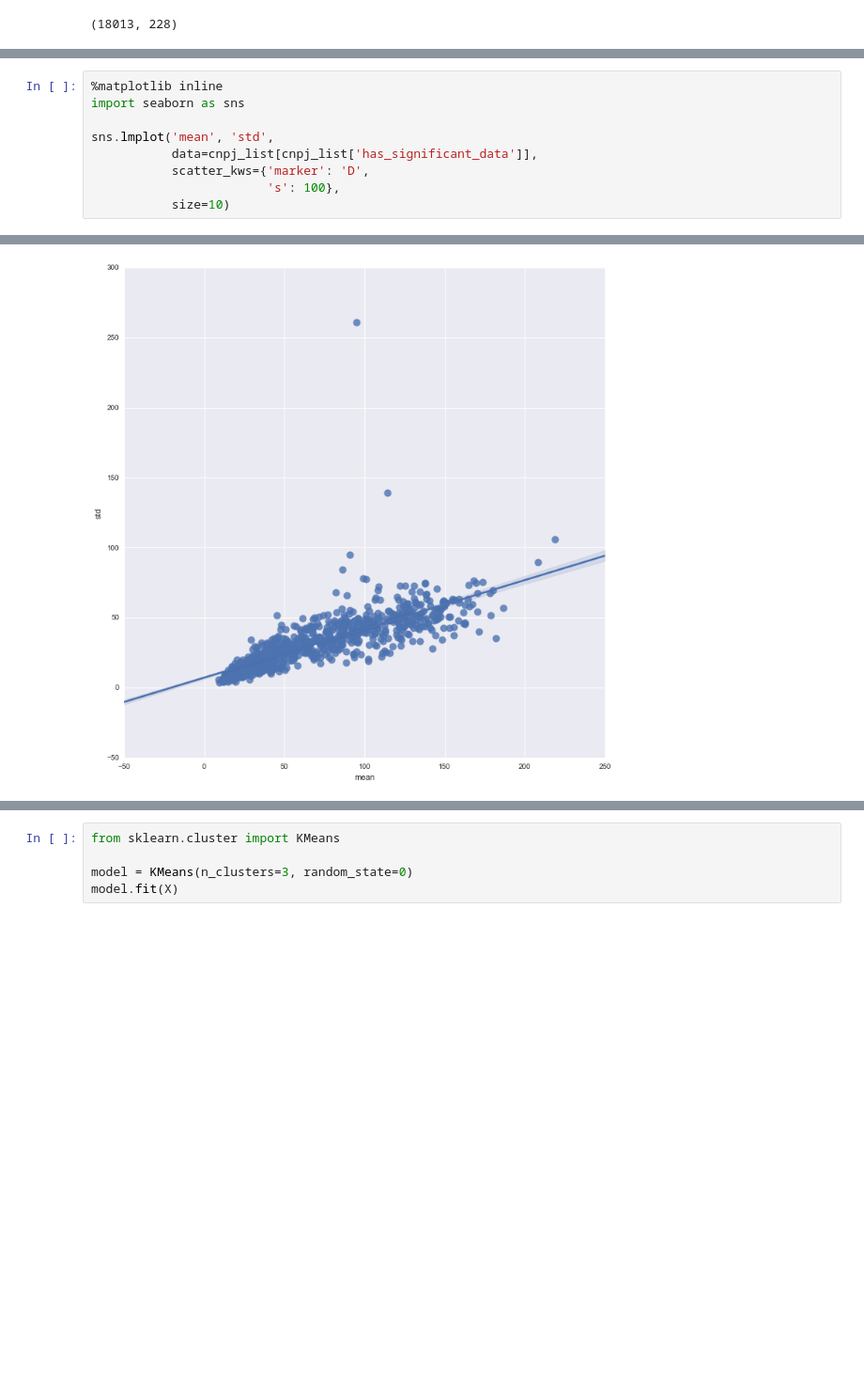
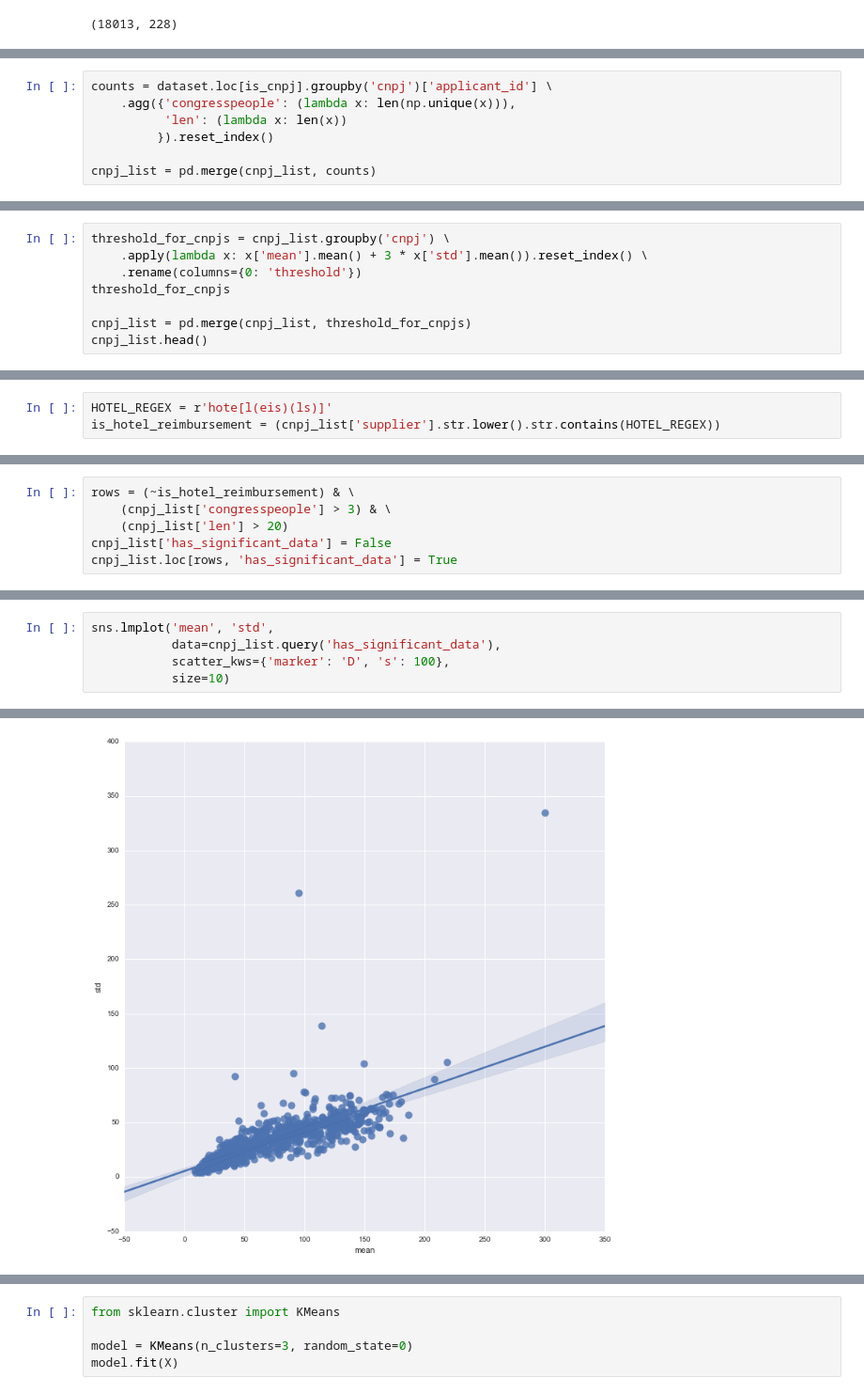
Before and after one commit to okfn-brasil/serenata-de-amor, a Jupyter notebook: develop/2016-12-01-irio-anomalies-in-meal-prices.ipynb, the cells around one changed output, grey strips where cells are left out. Shown at 94% size. Saved outputs shown, nothing was run; the diff lists cells and outputs as text; blank space fills up the shorter version.

```diff
--- a/develop/2016-12-01-irio-anomalies-in-meal-prices.ipynb
+++ b/develop/2016-12-01-irio-anomalies-in-meal-prices.ipynb
@@ -509,0 +520,7 @@ cnpj_list['has_significant_data'].sum()
+# %%
+counts = dataset.loc[is_cnpj].groupby('cnpj')['applicant_id'] \
+    .agg({'congresspeople': (lambda x: len(np.unique(x))),
+          'len': (lambda x: len(x))
+         }).reset_index()
+
+cnpj_list = pd.merge(cnpj_list, counts)
@@ -509,0 +529,8 @@ cnpj_list['has_significant_data'].sum()
+# %%
+threshold_for_cnpjs = cnpj_list.groupby('cnpj') \
+    .apply(lambda x: x['mean'].mean() + 3 * x['std'].mean()).reset_index() \
+    .rename(columns={0: 'threshold'})
+threshold_for_cnpjs
+
+cnpj_list = pd.merge(cnpj_list, threshold_for_cnpjs)
+cnpj_list.head()
@@ -509,0 +544,3 @@ cnpj_list['has_significant_data'].sum()
+# %%
+HOTEL_REGEX = r'hote[l(eis)(ls)]'
+is_hotel_reimbursement = (cnpj_list['supplier'].str.lower().str.contains(HOTEL_REGEX))
@@ -509,0 +549,6 @@ cnpj_list['has_significant_data'].sum()
+# %%
+rows = (~is_hotel_reimbursement) & \
+    (cnpj_list['congresspeople'] > 3) & \
+    (cnpj_list['len'] > 20)
+cnpj_list['has_significant_data'] = False
+cnpj_list.loc[rows, 'has_significant_data'] = True
@@ -510,12 +560,8 @@ cnpj_list['has_significant_data'].sum()
 # %%
-%matplotlib inline
-import seaborn as sns
-
 sns.lmplot('mean', 'std',
-           data=cnpj_list[cnpj_list['has_significant_data']],
-           scatter_kws={'marker': 'D',
-                        's': 100},
+           data=cnpj_list.query('has_significant_data'),
+           scatter_kws={'marker': 'D', 's': 100},
            size=10)
 # %% [output]
 <seaborn.axisgrid.FacetGrid at 0x...>
-[figure, old version]
+[figure, new version]
```
Also changed, not shown: parts of 48 cells of this notebook, 3 other files.
